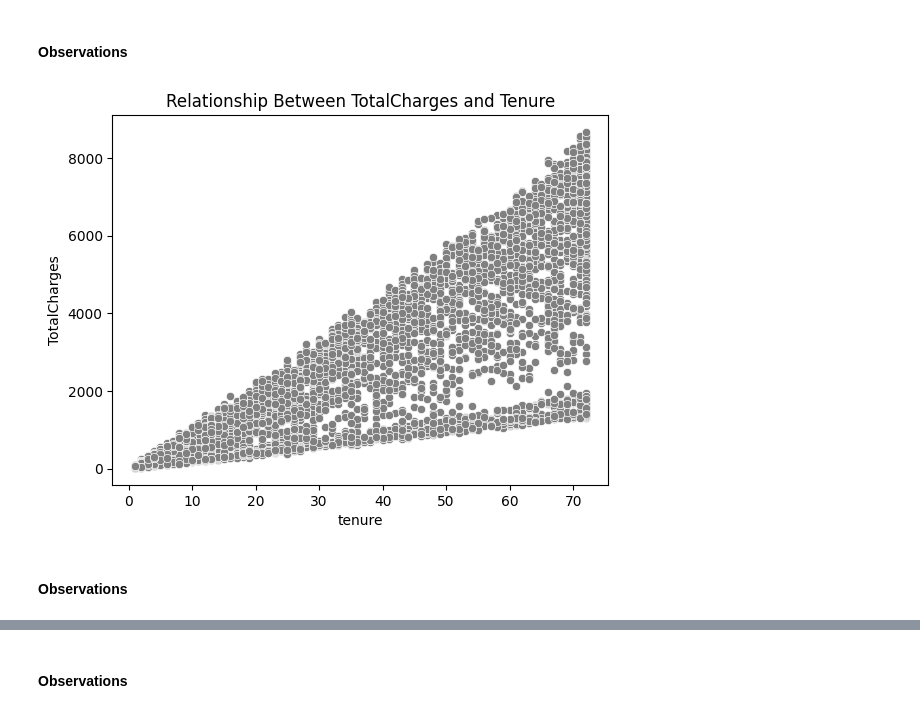
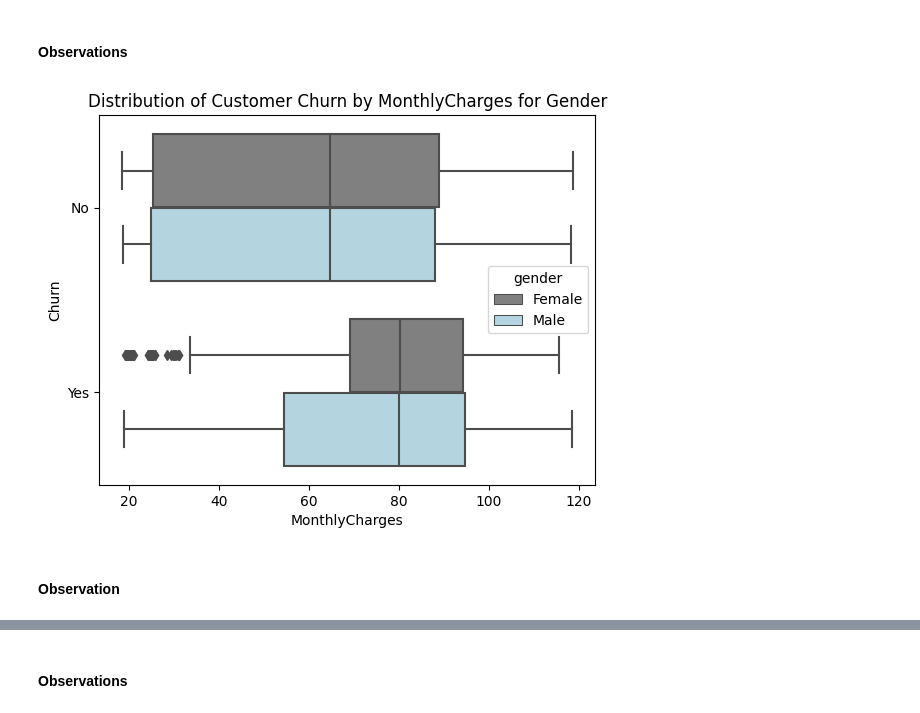
Before and after one commit to pk-aduyaw/Customer_Churn_Classification_Project, a Jupyter notebook: customer_churn_classification_model_project.ipynb, the cells around one changed output, grey strips where cells are left out. Cells and saved outputs as stored; diff of their text form; code cells hidden in the pictures.

```diff
--- a/customer_churn_classification_model_project.ipynb
+++ b/customer_churn_classification_model_project.ipynb
@@ -554,11 +577,11 @@ plt.show()
 [figure]
 # %% [markdown]
 #### Observations
-# %%
-sns.scatterplot(full_model_df, x='tenure',y='TotalCharges', color='grey')
-plt.title('Relationship Between TotalCharges and Tenure')
-plt.show()
-# %% [output]
-[figure, removed]
+# %%
+sns.boxplot(full_model_df, x='MonthlyCharges', y='Churn', hue='gender', palette=['grey','lightblue'])
+plt.title('Distribution of Customer Churn by MonthlyCharges for Gender')
+plt.show()
+# %% [output]
+[figure, added]
 # %% [markdown]
-#### Observations
+#### Observation
```
Also changed, not shown: parts of 102 cells of this notebook.
